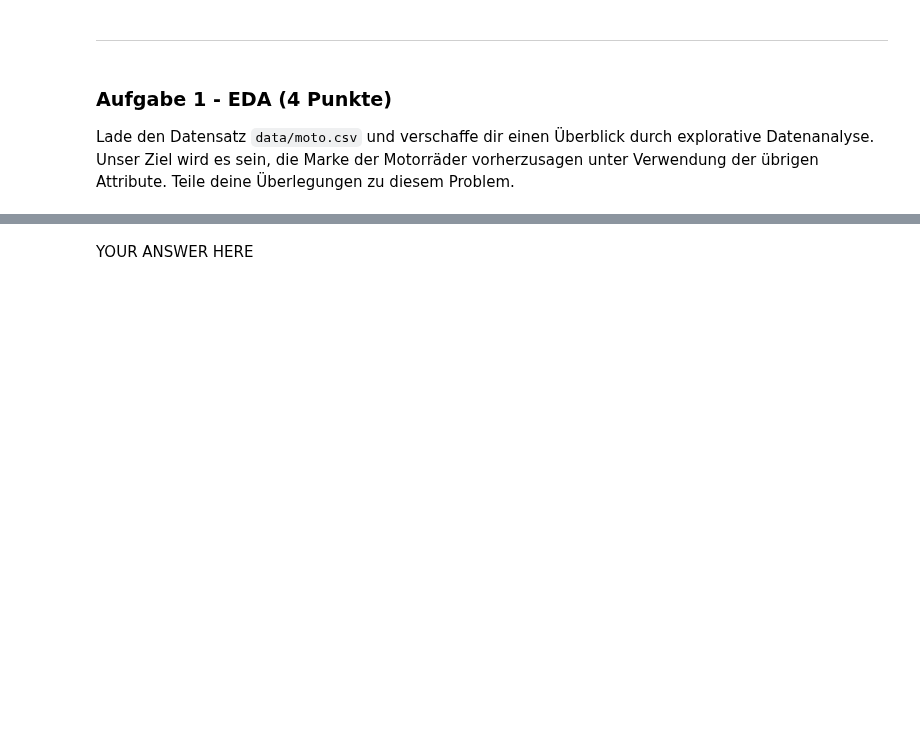
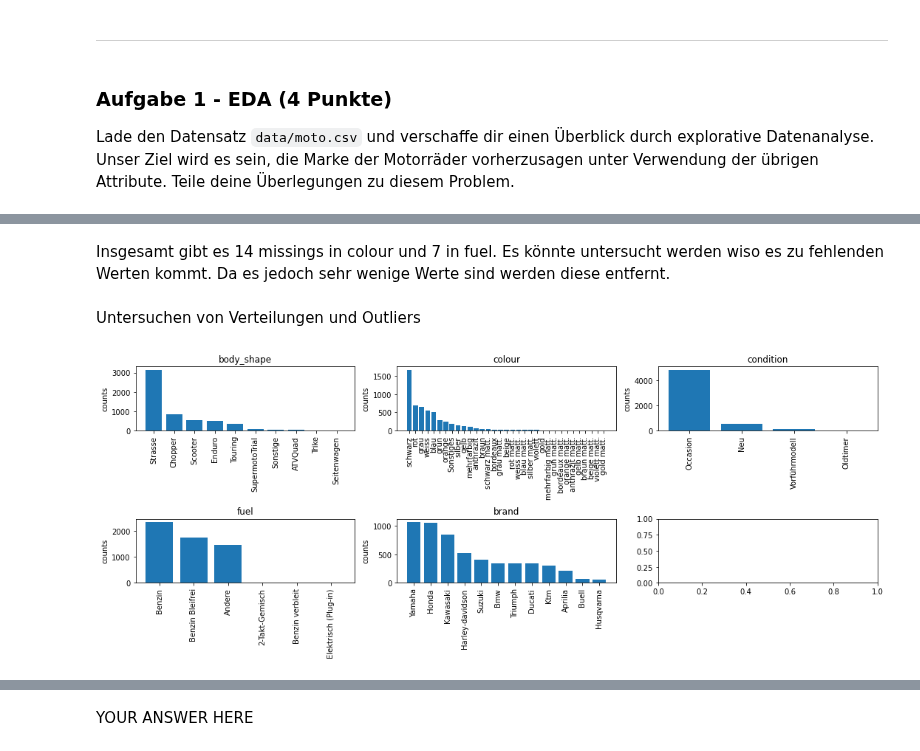
Before and after one commit to rootpi2203/ds_gml, a Jupyter notebook: gml_minichallenge_2/gml_minichallenge_2.ipynb, the cells around one changed output, grey strips where cells are left out. Saved outputs shown, nothing was run; the diff lists cells and outputs as text; code cells hidden in the pictures; blank space fills up the shorter version.

```diff
--- a/gml_minichallenge_2/gml_minichallenge_2.ipynb
+++ b/gml_minichallenge_2/gml_minichallenge_2.ipynb
@@ -33,3 +37,4 @@ Lade den Datensatz `data/moto.csv` und verschaffe dir einen Überblick durch exp
 # %%
 # YOUR CODE HERE
-raise NotImplementedError()
+df_moto = pd.read_csv('../data/moto.csv')
+df_moto
@@ -35,0 +92,7 @@ raise NotImplementedError()
+# %%
+df_moto_clean = df_moto.copy()
+
+attributs_cat = ['body_shape', 'colour', 'condition', 'fuel', 'brand']
+for attr in attributs_cat:
+    df_moto_clean[attr] = df_moto_clean[attr].astype("category")
+df_moto_clean.dtypes
@@ -35,0 +132,23 @@ raise NotImplementedError()
+# %% [markdown]
+Insgesamt gibt es 14 missings in colour und 7 in fuel. Es könnte untersucht werden wiso es zu fehlenden Werten kommt. Da es jedoch sehr wenige Werte sind werden diese entfernt.
+# %%
+df_moto_clean = df_moto_clean.dropna()
+# %% [markdown]
+Untersuchen von Verteilungen und Outliers
+# %%
+# Verteilung Kategorische Attribute absolute
+fig, ax = plt.subplots(2,3, figsize=(15,6))
+ax = ax.flatten()
+attributs_cat = ['body_shape', 'colour', 'condition', 'fuel', 'brand']
+
+for i, attr in enumerate(attributs_cat):
+    x = df_moto_clean[attr].value_counts().index.to_list()
+    y = df_moto_clean[attr].value_counts()
+    ax[i].bar(x, y)
+    ax[i].set_title(attr)
+    ax[i].set_xticklabels(x, rotation=90)
+    ax[i].set_ylabel('counts')
+fig.tight_layout()
+plt.show()
+# %% [output]
+[figure, added]
```
Also changed, not shown: parts of 52 cells of this notebook.
